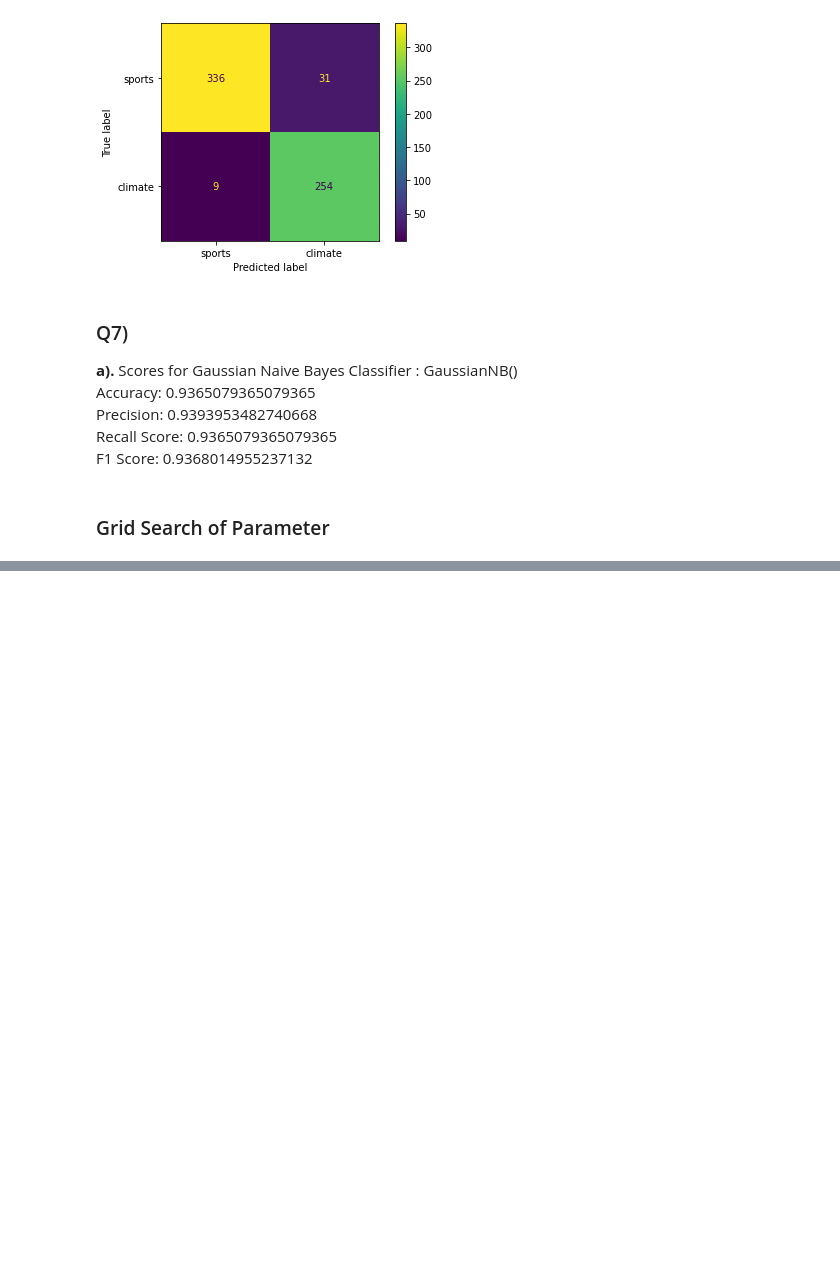
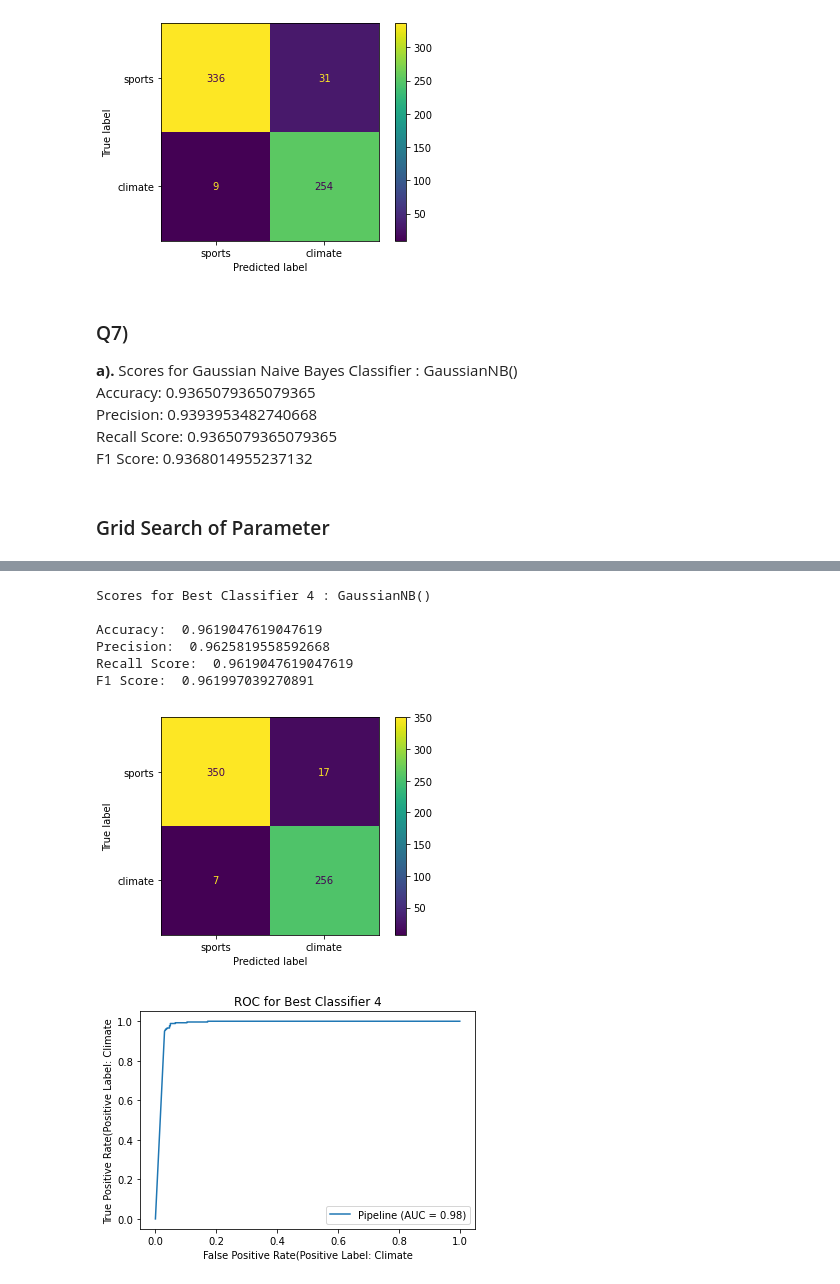
Before and after one commit to diplav09/Classification_NewsArticle, a Jupyter notebook: Project1_curr.ipynb, the cells around one changed output, grey strips where cells are left out. Drawn from its saved outputs; the diff is of its cells as text; code cells hidden in the pictures; blank space fills up the shorter version.

```diff
--- a/Project1_curr.ipynb
+++ b/Project1_curr.ipynb
@@ -1057,0 +1049,36 @@ Best parameter (CV score=0.972):
+# %%
+pipe4 = Pipeline([
+    ('count', ftExtStem3NC),
+    ('tfidf', TfidfTransformer(smooth_idf=True, use_idf=True)),
+    ('dim_reduce', NMFred80),
+    ('clf', clfGaussian)
+]).fit(train['full_text'], train_labels)
+
+pipe4pred = pipe4.predict(test['full_text'])
+pipe4Scores = getScores(test_labels, pipe4pred)
+
+
+
+print("Scores for Best Classifier 4 : {}\n".format(pipe4['clf']))
+print("Accuracy: ", pipe4Scores['accuracy'])
+print("Precision: ", pipe4Scores['precision'])
+print("Recall Score: ", pipe4Scores['recall'])
+print("F1 Score: ", pipe4Scores['f1'])
+
+plot_confusion_matrix(pipe4, test['full_text'], test_labels, display_labels=['sports', 'climate'])
+plt.show()
+
+metrics.plot_roc_curve(pipe4, test['full_text'], test_labels)
+plt.title("ROC for Best Classifier 4")
+plt.xlabel("False Positive Rate(Positive Label: Climate")
+plt.ylabel("True Positive Rate(Positive Label: Climate")
+plt.show()
+# %% [output]
+Scores for Best Classifier 4 : GaussianNB()
+
+Accuracy:  0.9619047619047619
+Precision:  0.9625819558592668
+Recall Score:  0.9619047619047619
+F1 Score:  0.961997039270891
+[figure, added]
+[figure, added]
```
Also changed, not shown: parts of 62 cells of this notebook, 1 other file.
